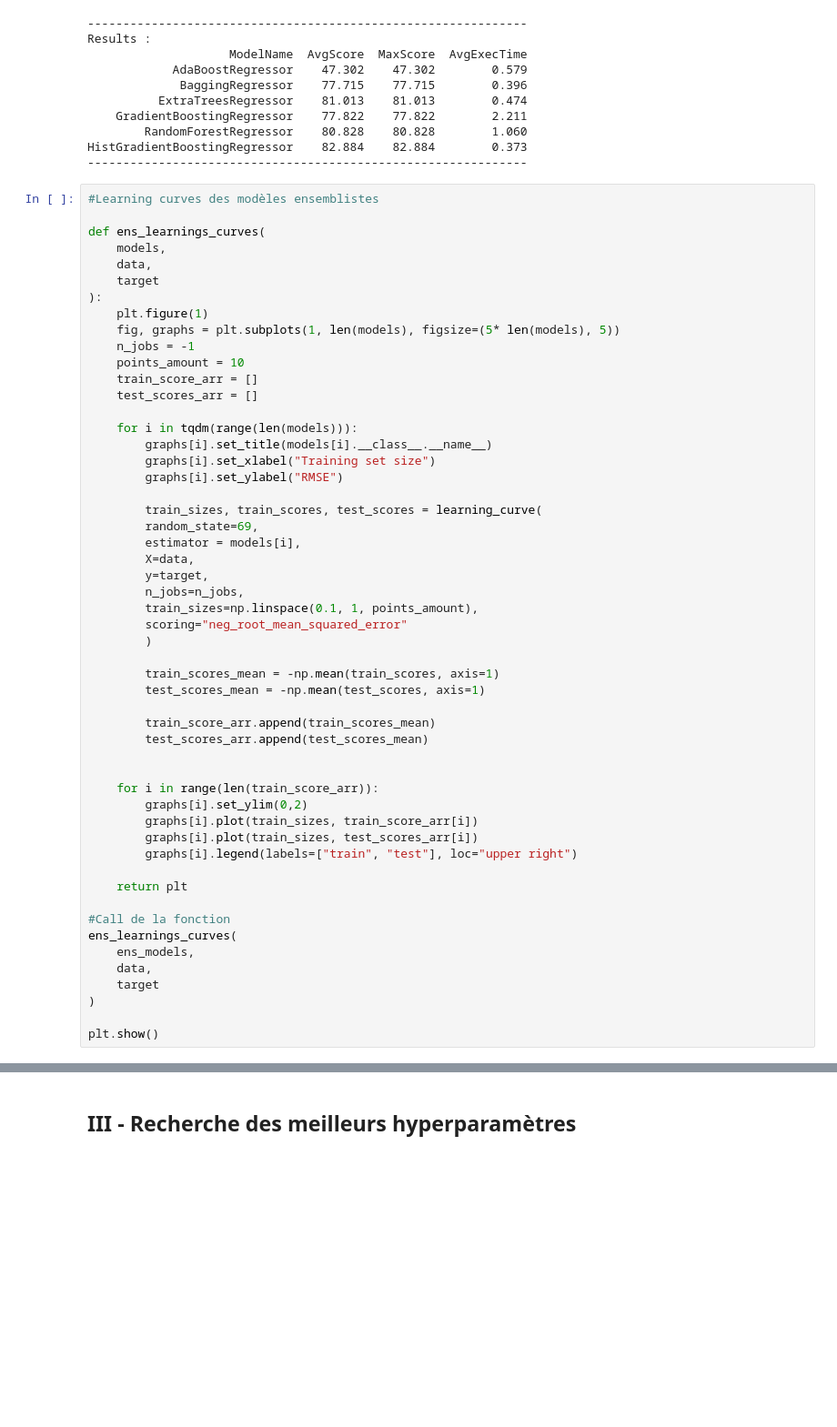
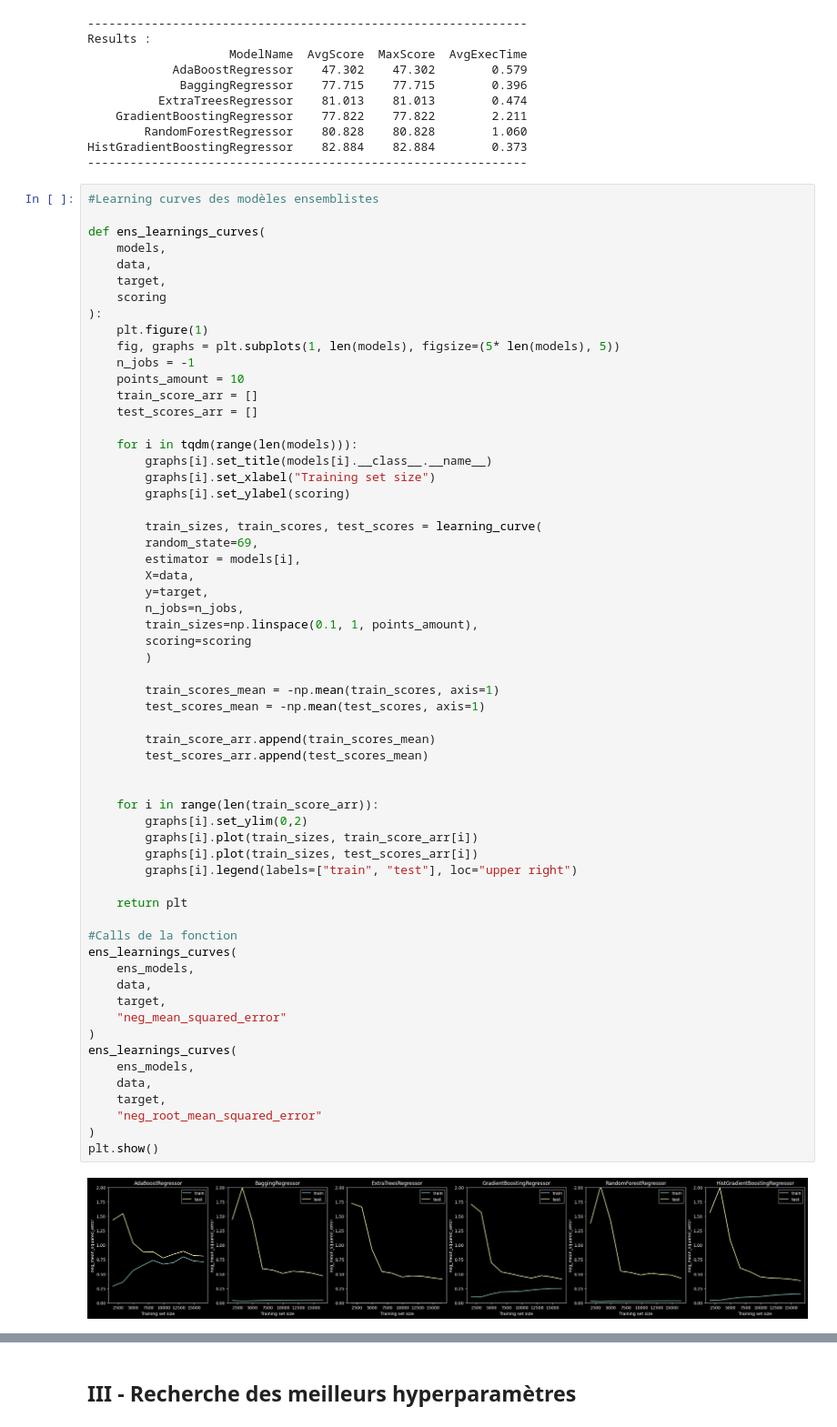
Before and after one commit to TsukiShinen/GT3_Project3, a Jupyter notebook: src/Presentation.ipynb, the cells around one changed output, grey strips where cells are left out. Shown at 91% size. Drawn from its saved outputs; the diff is of its cells as text; blank space fills up the shorter version.

```diff
--- a/src/Presentation.ipynb
+++ b/src/Presentation.ipynb
@@ -435,7 +435,8 @@ HistGradientBoostingRegressor    82.884    82.884        0.373
 def ens_learnings_curves(
     models,
     data,
-    target
+    target,
+    scoring
 ):
     plt.figure(1)
     fig, graphs = plt.subplots(1, len(models), figsize=(5* len(models), 5))
@@ -447,40 +448,47 @@ def ens_learnings_curves(
     for i in tqdm(range(len(models))):
         graphs[i].set_title(models[i].__class__.__name__)
         graphs[i].set_xlabel("Training set size")
-        graphs[i].set_ylabel("RMSE")
+        graphs[i].set_ylabel(scoring)
 
         train_sizes, train_scores, test_scores = learning_curve(
         random_state=69,
         estimator = models[i],
         X=data,
         y=target,
         n_jobs=n_jobs,
         train_sizes=np.linspace(0.1, 1, points_amount),
-        scoring="neg_root_mean_squared_error"
+        scoring=scoring
         )
 
         train_scores_mean = -np.mean(train_scores, axis=1)
         test_scores_mean = -np.mean(test_scores, axis=1)
 
         train_score_arr.append(train_scores_mean)
         test_scores_arr.append(test_scores_mean)
 
 
     for i in range(len(train_score_arr)):
         graphs[i].set_ylim(0,2)
         graphs[i].plot(train_sizes, train_score_arr[i])
         graphs[i].plot(train_sizes, test_scores_arr[i])
         graphs[i].legend(labels=["train", "test"], loc="upper right")
 
     return plt
 
-#Call de la fonction
+#Calls de la fonction
 ens_learnings_curves(
     ens_models,
     data,
-    target
+    target,
+    "neg_mean_squared_error"
 )
-
+ens_learnings_curves(
+    ens_models,
+    data,
+    target,
+    "neg_root_mean_squared_error"
+)
 plt.show()
 # %% [output]
+[figure, new version]
 <Figure size 640x480 with 0 Axes>
```
Also changed, not shown: parts of 1 cell of this notebook.
